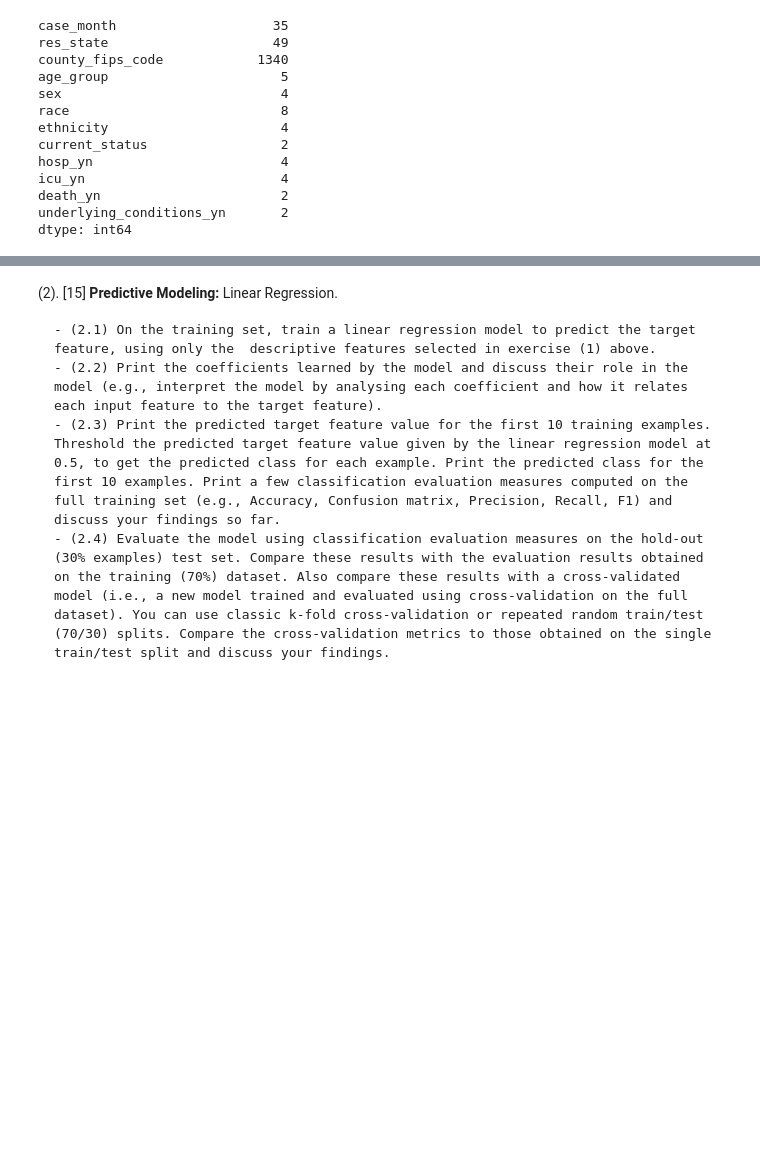
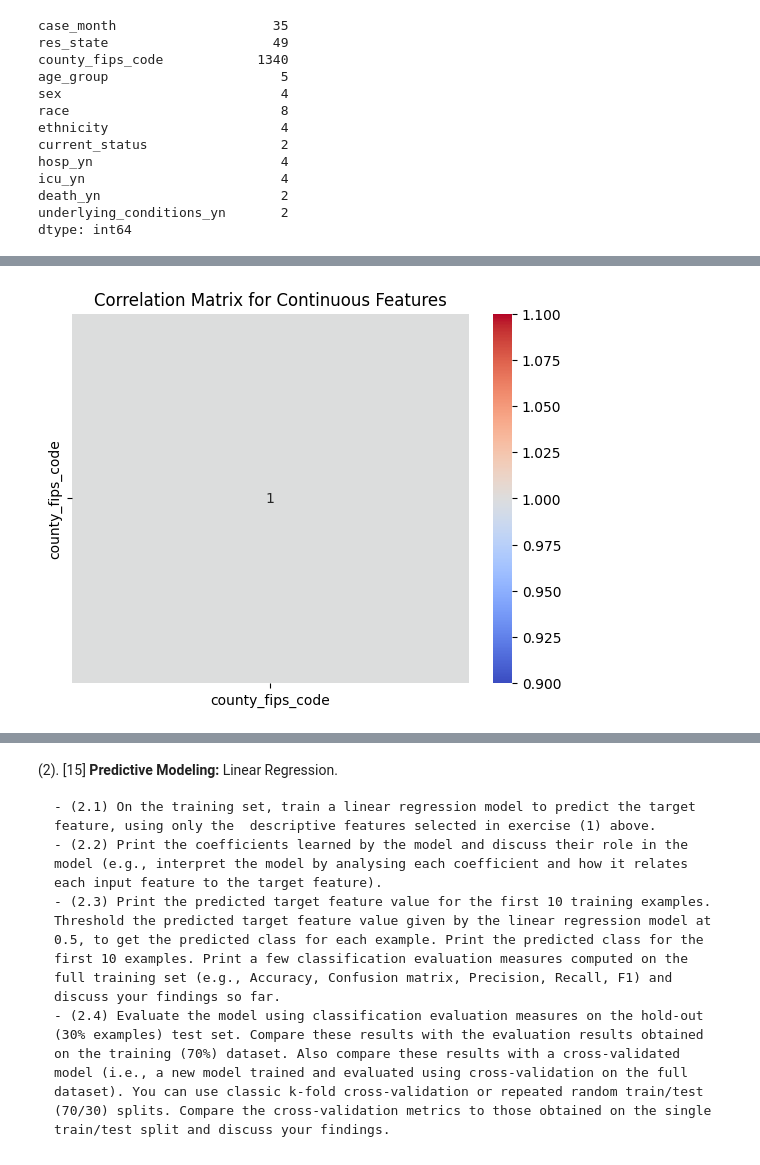
Before and after one commit to paul-od24/data_analytics_hw2, a Jupyter notebook: hw2.ipynb, the cells around one changed output, grey strips where cells are left out. Cells and saved outputs as stored; diff of their text form; code cells hidden in the pictures; blank space fills up the shorter version.

```diff
--- a/hw2.ipynb
+++ b/hw2.ipynb
@@ -419,0 +409,13 @@ df["underlying_conditions_yn"] = df["underlying_conditions_yn"].astype("category
+# %%
+# Read the data from CSV file
+train_data = pd.read_csv('train_data.csv')
+
+# Compute the correlation matrix
+corr = train_data.corr()
+
+# Plot the correlation matrix as a heatmap
+sns.heatmap(corr, annot=True, cmap='coolwarm')
+plt.title('Correlation Matrix for Continuous Features')
+plt.show()
+# %% [output]
+[figure, added]
```
Also changed, not shown: parts of 15 cells of this notebook, 4 other files.
